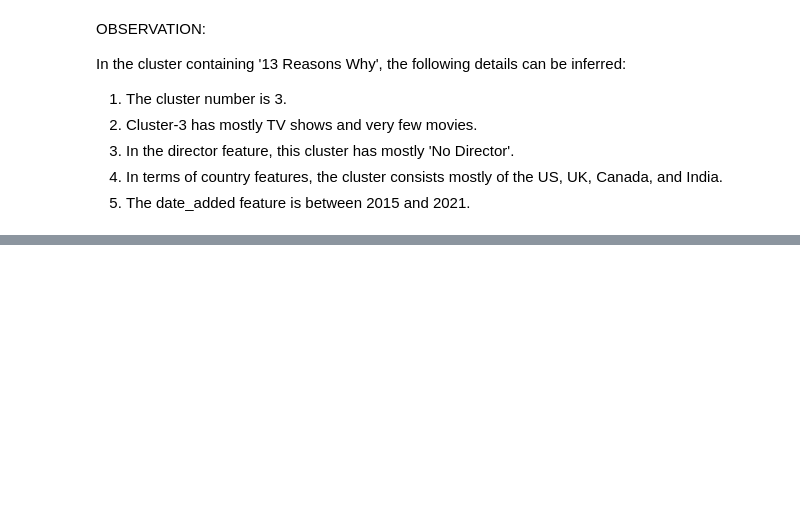
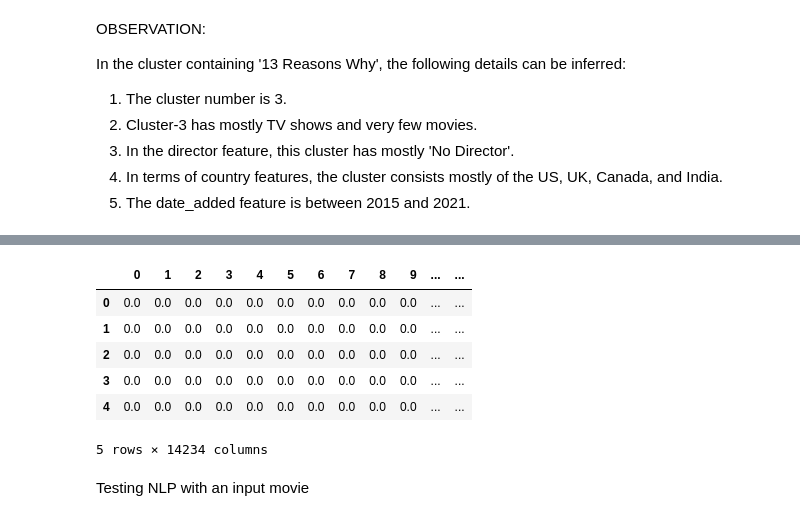
Before and after one commit to bhavya-v-sudo/NETFLIX-MOVIES-AND-TV-SHOWS-CLUSTERING, a Jupyter notebook: NETFLIX_MOVIES_AND_TV_SHOWS_CLUSTERING.ipynb, the cells around one changed output, grey strips where cells are left out. Drawn from its saved outputs; the diff is of its cells as text; code cells hidden in the pictures; blank space fills up the shorter version.

```diff
--- a/NETFLIX_MOVIES_AND_TV_SHOWS_CLUSTERING.ipynb
+++ b/NETFLIX_MOVIES_AND_TV_SHOWS_CLUSTERING.ipynb
@@ -867,0 +988,19 @@ In the cluster containing '13 Reasons Why', the following details can be inferre
+# %%
+# extract the tfid representation matrix of the text data
+tfid_matrix = tfid_vectorizer.transform(netflix_df2['description'])
+# collect the tfid matrix in numpy array
+array = tfid_matrix.toarray()
+# %%
+# store the tf-idf array into pandas dataframe
+df = pd.DataFrame(array)
+df.head()
+# %% [output]
+|  | 0 | 1 | 2 | 3 | 4 | 5 | 6 | 7 | 8 | 9 | ... | ... |
+| 0 | 0.0 | 0.0 | 0.0 | 0.0 | 0.0 | 0.0 | 0.0 | 0.0 | 0.0 | 0.0 | ... | ... |
+| 1 | 0.0 | 0.0 | 0.0 | 0.0 | 0.0 | 0.0 | 0.0 | 0.0 | 0.0 | 0.0 | ... | ... |
+| 2 | 0.0 | 0.0 | 0.0 | 0.0 | 0.0 | 0.0 | 0.0 | 0.0 | 0.0 | 0.0 | ... | ... |
+| 3 | 0.0 | 0.0 | 0.0 | 0.0 | 0.0 | 0.0 | 0.0 | 0.0 | 0.0 | 0.0 | ... | ... |
+| 4 | 0.0 | 0.0 | 0.0 | 0.0 | 0.0 | 0.0 | 0.0 | 0.0 | 0.0 | 0.0 | ... | ... |
+5 rows × 14234 columns
+# %% [markdown]
+Testing NLP with an input movie
```
Also changed, not shown: parts of 25 cells of this notebook.
